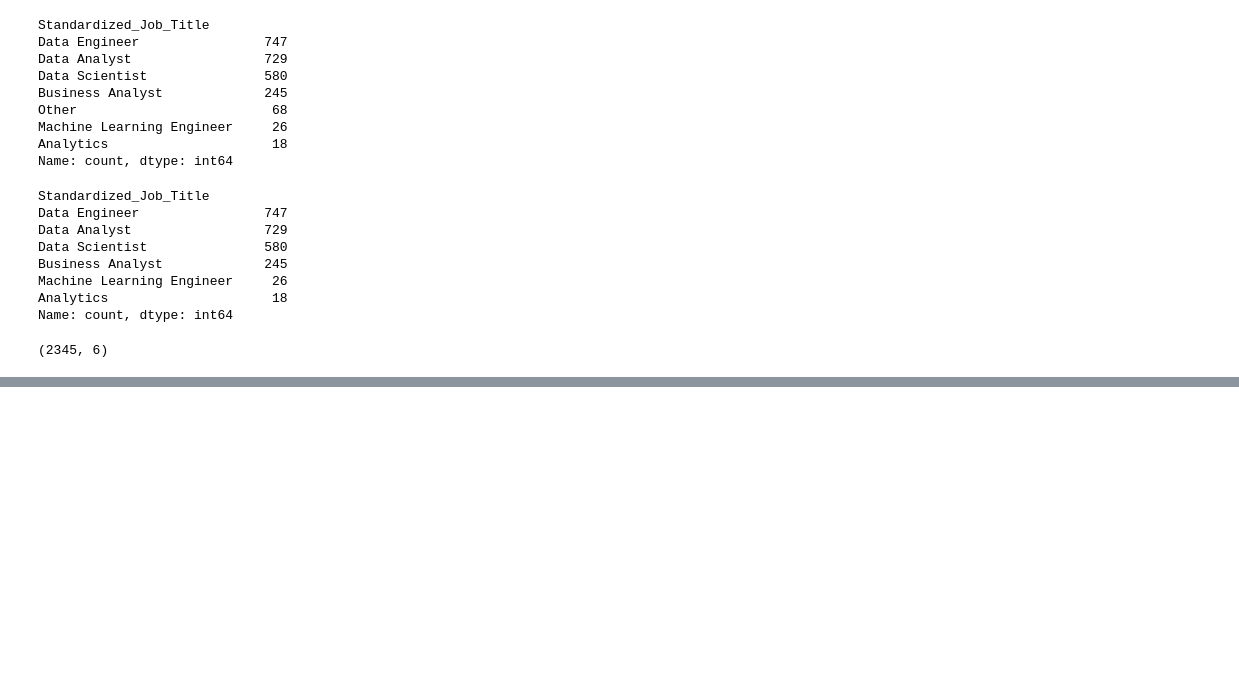
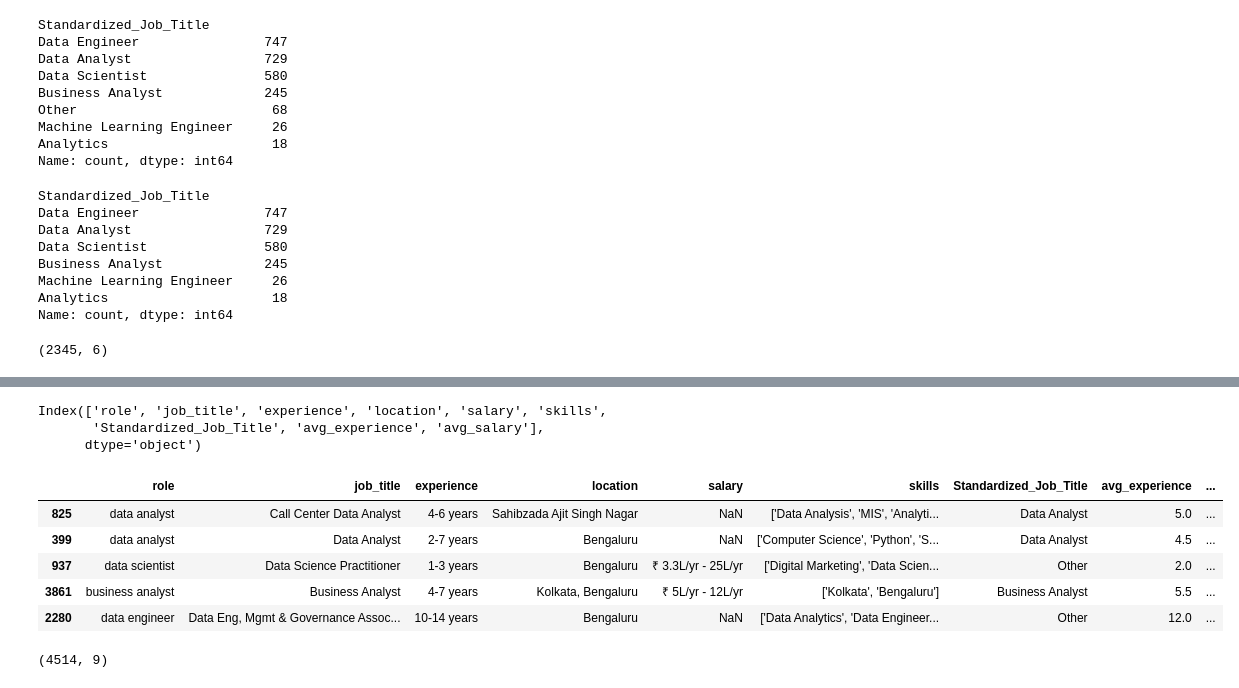
Before and after one commit to Prathamesh-14-a/AI-Career-Coach, a Jupyter notebook: notebooks(testing)/salary_data_collection.ipynb, the cells around one changed output, grey strips where cells are left out. Saved outputs shown, nothing was run; the diff lists cells and outputs as text; code cells hidden in the pictures; blank space fills up the shorter version.

```diff
--- a/notebooks(testing)/salary_data_collection.ipynb
+++ b/notebooks(testing)/salary_data_collection.ipynb
@@ -1013,0 +594,6 @@ memory usage: 63.4+ KB
+# %%
+da_df = pd.read_csv(r"d:\Startup\Project\ai-career-coach\data\Salary Prediction Data\data_analyst_jobs.csv")
+ds_df = pd.read_csv(r"d:\Startup\Project\ai-career-coach\data\Salary Prediction Data\data_scientist_jobs.csv")
+de_df = pd.read_csv(r"d:\Startup\Project\ai-career-coach\data\Salary Prediction Data\data_engineer_jobs.csv")
+ml_df = pd.read_csv(r"d:\Startup\Project\ai-career-coach\data\Salary Prediction Data\ml_engineer_jobs.csv")
+ba_df = pd.read_csv(r"d:\Startup\Project\ai-career-coach\data\Salary Prediction Data\business_analyst_jobs.csv")
@@ -1013,0 +665,25 @@ memory usage: 63.4+ KB
+# %%
+da_df.columns
+# %% [output]
+Index(['role', 'job_title', 'experience', 'location', 'salary', 'skills',
+       'Standardized_Job_Title', 'avg_experience', 'avg_salary'],
+      dtype='object')
+# %%
+master_df = pd.concat([da_df ,ds_df] , ignore_index=True)
+# %%
+master_df = pd.concat([master_df ,de_df ], ignore_index=True)
+master_df = pd.concat([master_df ,ml_df ], ignore_index=True)
+master_df = pd.concat([master_df ,ba_df ], ignore_index=True)
+# %%
+master_df.sample(5)
+# %% [output]
+|  | role | job_title | experience | location | salary | skills | Standardized_Job_Title | avg_experience | ... |
+| 825 | data analyst | Call Center Data Analyst | 4-6 years | Sahibzada Ajit Singh Nagar | NaN | ['Data Analysis', 'MIS', 'Analyti... | Data Analyst | 5.0 | ... |
+| 399 | data analyst | Data Analyst | 2-7 years | Bengaluru | NaN | ['Computer Science', 'Python', 'S... | Data Analyst | 4.5 | ... |
+| 937 | data scientist | Data Science Practitioner | 1-3 years | Bengaluru | ₹ 3.3L/yr - 25L/yr | ['Digital Marketing', 'Data Scien... | Other | 2.0 | ... |
+| 3861 | business analyst | Business Analyst | 4-7 years | Kolkata, Bengaluru | ₹ 5L/yr - 12L/yr | ['Kolkata', 'Bengaluru'] | Business Analyst | 5.5 | ... |
+| 2280 | data engineer | Data Eng, Mgmt & Governance Assoc... | 10-14 years | Bengaluru | NaN | ['Data Analytics', 'Data Engineer... | Other | 12.0 | ... |
+# %%
+master_df.shape
+# %% [output]
+(4514, 9)
```
Also changed, not shown: parts of 75 cells of this notebook, 3 other files.
